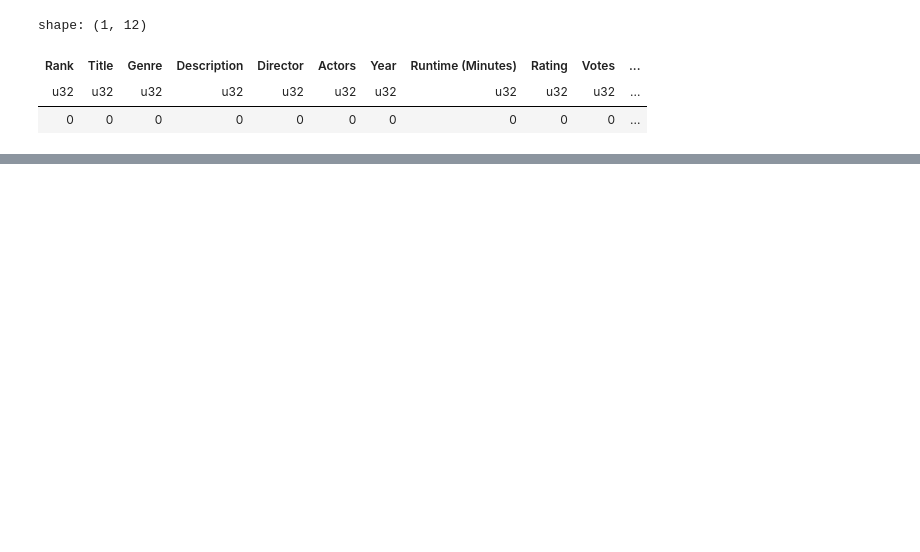
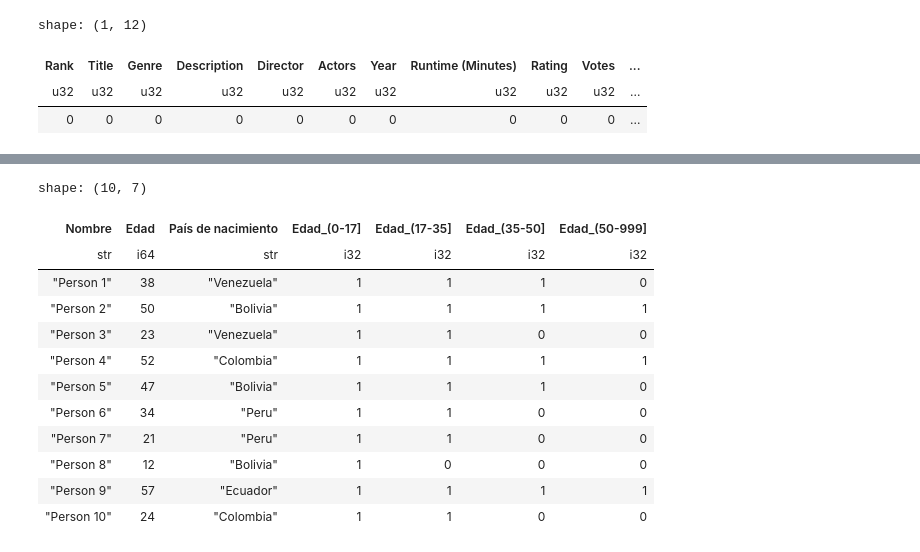
Before and after one commit to veruizr/ML_Doc, a Jupyter notebook: polars.ipynb, the cells around one changed output, grey strips where cells are left out. Cells and saved outputs as stored; diff of their text form; code cells hidden in the pictures; blank space fills up the shorter version.

```diff
--- a/polars.ipynb
+++ b/polars.ipynb
@@ -236,0 +343,30 @@ shape: (936, 12)
+# %%
+def num2cumulative(df, column_name,bins):
+  categories = [f'({bins[i]}-{bins[i+1]}]' for i in range(len(bins)-1)] #se cierra el intervalo a la derecha
+  for i,cat in enumerate(categories):
+    df = df.with_columns(
+        pl.when(pl.col(column_name) >= bins[i])
+        .then(1)
+        .otherwise(0)
+        .alias(f"{column_name}_{cat}")
+    )
+  return df
+
+bins = [0, 17, 35, 50, 999]
+
+df_4 = num2cumulative(df, "Edad", bins)
+df_4
+# %% [output]
+shape: (10, 7)
+| Nombre | Edad | País de nacimiento | Edad_(0-17] | Edad_(17-35] | Edad_(35-50] | Edad_(50-999] |
+| str | i64 | str | i32 | i32 | i32 | i32 |
+| "Person 1" | 38 | "Venezuela" | 1 | 1 | 1 | 0 |
+| "Person 2" | 50 | "Bolivia" | 1 | 1 | 1 | 1 |
+| "Person 3" | 23 | "Venezuela" | 1 | 1 | 0 | 0 |
+| "Person 4" | 52 | "Colombia" | 1 | 1 | 1 | 1 |
+| "Person 5" | 47 | "Bolivia" | 1 | 1 | 1 | 0 |
+| "Person 6" | 34 | "Peru" | 1 | 1 | 0 | 0 |
+| "Person 7" | 21 | "Peru" | 1 | 1 | 0 | 0 |
+| "Person 8" | 12 | "Bolivia" | 1 | 0 | 0 | 0 |
+| "Person 9" | 57 | "Ecuador" | 1 | 1 | 1 | 1 |
+| "Person 10" | 24 | "Colombia" | 1 | 1 | 0 | 0 |
```
Also changed, not shown: parts of 4 cells of this notebook.
